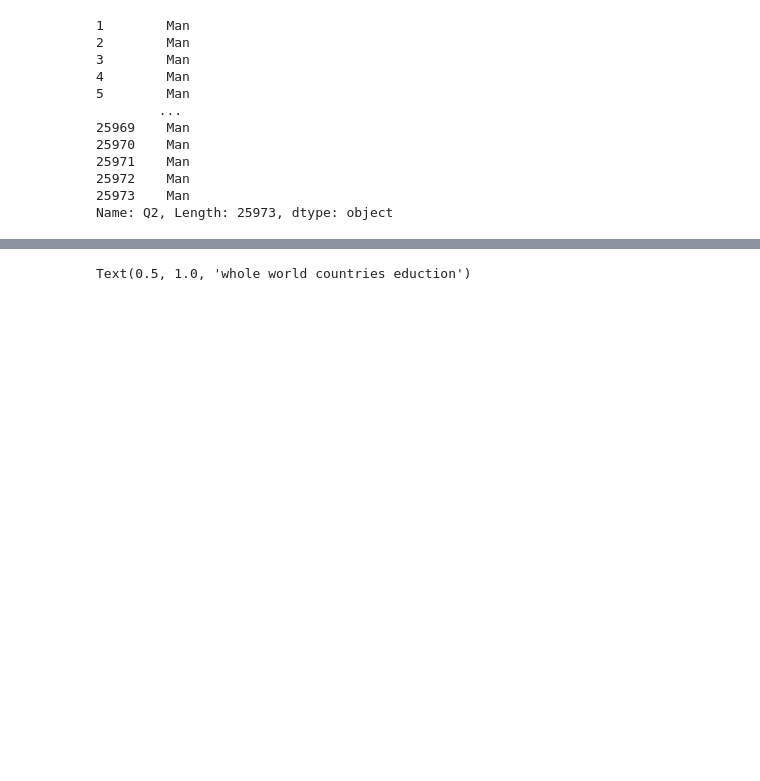
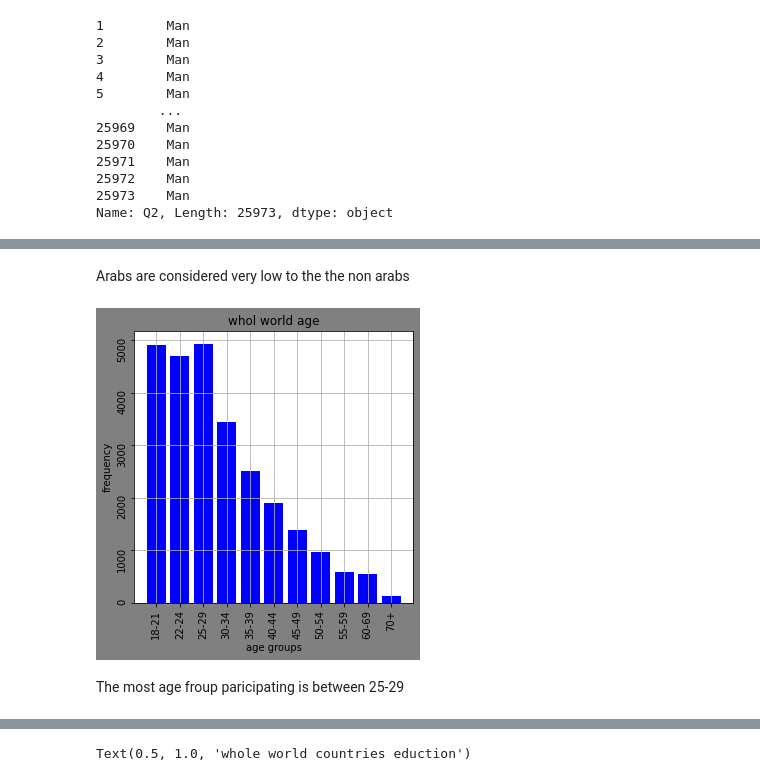
Before and after one commit to Moha3323/kaggle-survey, a Jupyter notebook: Full kaggle survey.ipynb, the cells around one changed output, grey strips where cells are left out. Cells and saved outputs as stored; diff of their text form; code cells hidden in the pictures; blank space fills up the shorter version.

```diff
--- a/Full kaggle survey.ipynb
+++ b/Full kaggle survey.ipynb
@@ -142,0 +91,20 @@ Name: Q2, Length: 25973, dtype: object
+# %% [markdown]
+Arabs are considered very low to the the non  arabs
+# %%
+# The age distribution
+fig,axes=plt.subplots(nrows=1,ncols=1,figsize=(5,5))
+fig.patch.set_facecolor('grey')
+
+wholeworldagegroups=df1['Q1'].value_counts().sort_index()
+x=wholeworldagegroups.index
+y=wholeworldagegroups.values
+axes.set_xlabel('age groups')
+axes.set_title('whol world age')
+axes.set_ylabel('frequency')
+axes.bar(x,y,color='blue' ,lw=2 )
+axes.grid(True)
+axes.tick_params(labelrotation=90)
+# %% [output]
+[figure, added]
+# %% [markdown]
+The most age froup paricipating is between 25-29
```
Also changed, not shown: parts of 20 cells of this notebook, 1 other file.
